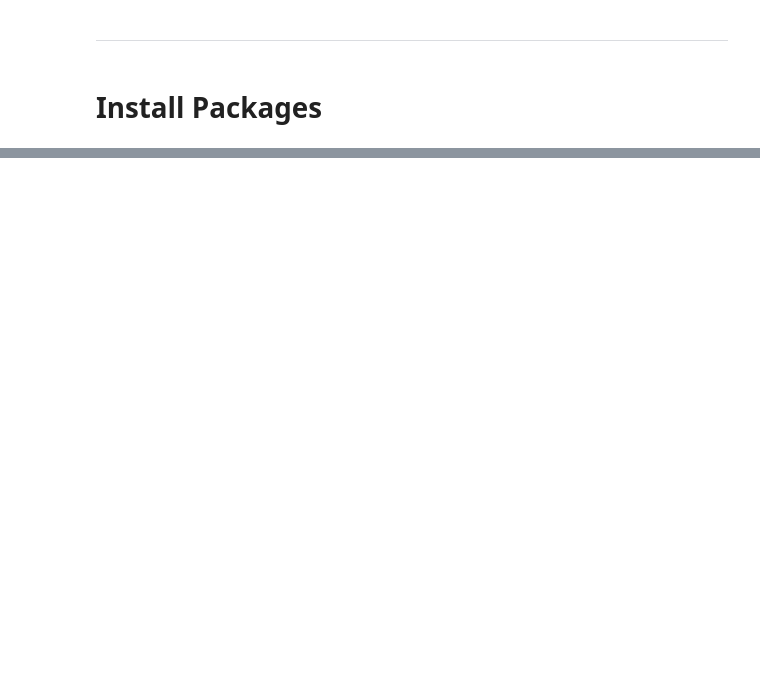
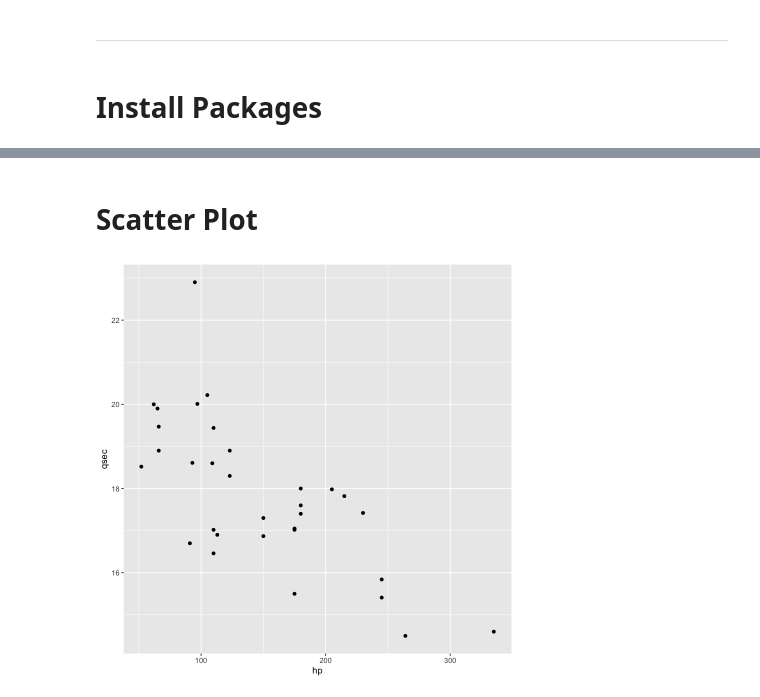
Before and after one commit to julieraeboucher/Data-Science-Assignments, a Jupyter notebook: DS102-R/DS102-R-L8.ipynb, the cells around one changed output, grey strips where cells are left out. Saved outputs shown, nothing was run; the diff lists cells and outputs as text; code cells hidden in the pictures; blank space fills up the shorter version.

```diff
--- a/DS102-R/DS102-R-L8.ipynb
+++ b/DS102-R/DS102-R-L8.ipynb
@@ -21,0 +40,13 @@ For your Lesson 8 Hands-On, use the `mtcars` data frame to examine the effect th
+# %% [markdown]
+# Scatter Plot
+# %%
+# Create a scatter plot with a trend line where the horizontal axis is engine horsepower
+# and vertical axis is quarter mile time.
+# What is the relationship between time and engine horsepower:
+# positively correlated, negatively correlated, or uncorrelated?
+
+
+mtcars1 <- ggplot(mtcars, aes(x = hp, y = qsec))
+mtcars1 + geom_point()
+# %% [output]
+[figure, added]
```
Also changed, not shown: parts of 29 cells of this notebook.
